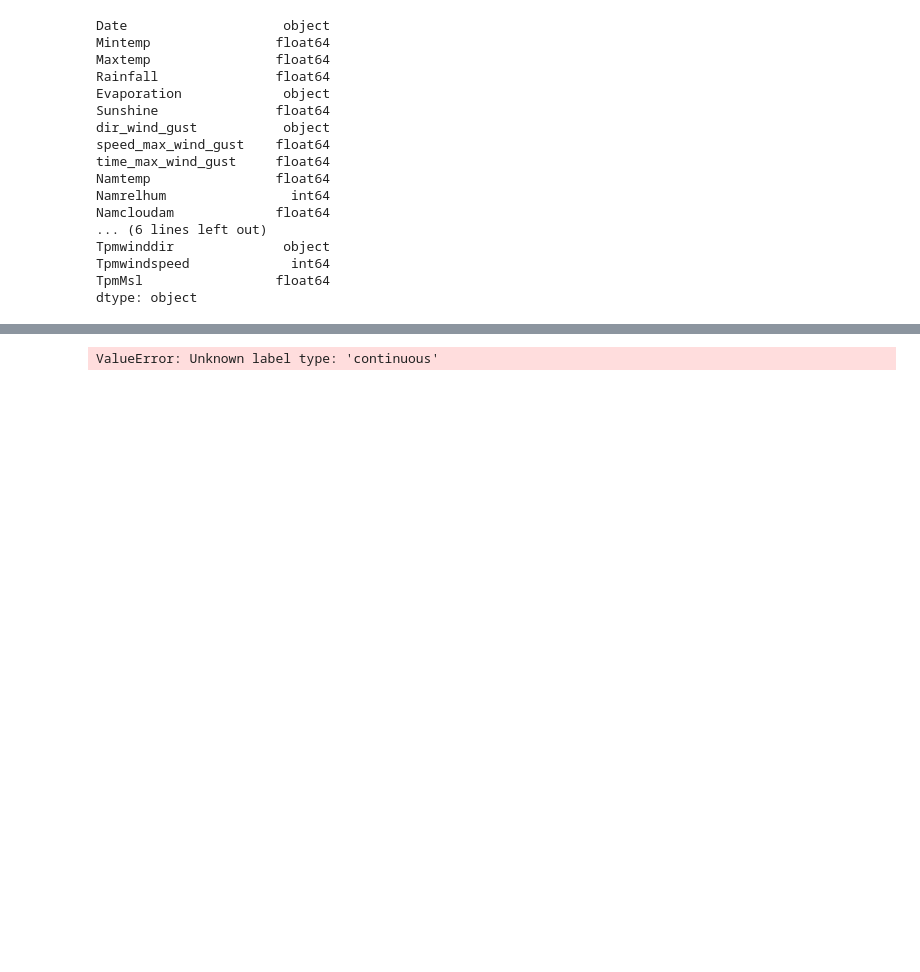
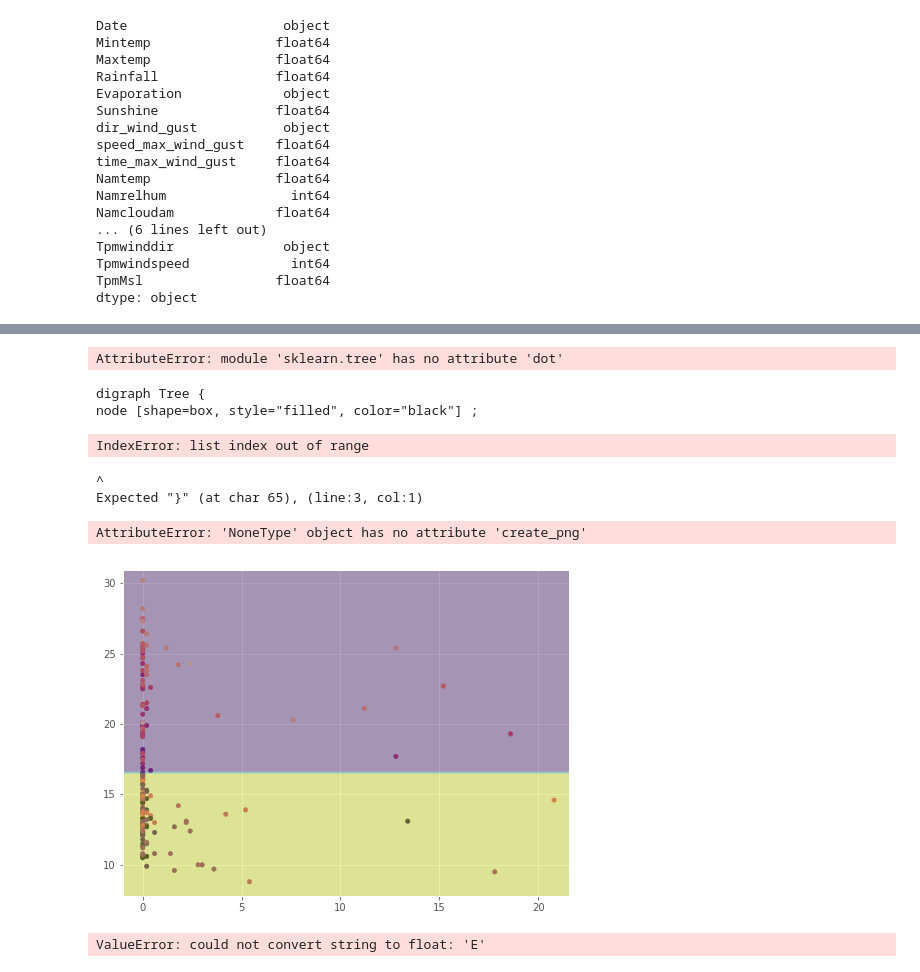
Before and after one commit to rishabh-bansal/WeatherForecast, a Jupyter notebook: weather-data.ipynb, the cells around one changed output, grey strips where cells are left out. Cells and saved outputs as stored; diff of their text form; code cells hidden in the pictures; blank space fills up the shorter version.

```diff
--- a/weather-data.ipynb
+++ b/weather-data.ipynb
@@ -151,5 +151,6 @@ dtype: object
 ###Model
 # %%
 df_encoded = df.copy()
-X_2 = df_encoded.loc[:,('Rainfall', 'Maxtemp')]
+X_2 = df_encoded.loc[:,('Mintemp', 'Maxtemp')]
 y = df_encoded.loc[:,'Namtemp']
+y
@@ -158,6 +177,8 @@ from sklearn import tree
 # %%
 clf_dt_2 = tree.DecisionTreeClassifier(max_depth=2)
 # %%
-clf_dt_2 = clf_dt_2.fit(X_2, y)
+clf_dt_2 = clf_dt_2.fit(X_2.astype('int'), y.astype('int'))
+X_2= X_2.astype('int')
+y=y.astype('int')
 # %% [output]
-ValueError: Unknown label type: 'continuous'
+AttributeError: module 'sklearn.tree' has no attribute 'dot'
@@ -163,0 +188,37 @@ ValueError: Unknown label type: 'continuous'
+# %%
+txt = open("tree.dot").read().replace("\\n", "\n  ").replace(";", ";\n")
+print(txt)
+# %% [output]
+digraph Tree {
+node [shape=box, style="filled", color="black"] ;
+# %%
+dot_data = tree.export_graphviz(clf_dt_2, out_file='tree.dot', feature_names=X_2.columns,
+                                class_names=['no', 'yes'], filled=True,
+                               )
+tree.dot
+# %% [output]
+IndexError: list index out of range
+# %%
+graph = pydotplus.graph_from_dot_file('tree.dot')
+# %% [output]
+^
+Expected "}" (at char 65), (line:3, col:1)
+# %%
+Image(graph.create_png())
+# %% [output]
+AttributeError: 'NoneType' object has no attribute 'create_png'
+# %%
+def plot_boundaries(X2, clf):
+    x_min, x_max = X2.iloc[:, 0].min() - 1, X2.iloc[:, 0].max() + 1
+    y_min, y_max = X2.iloc[:, 1].min() - 1, X2.iloc[:, 1].max() + 1
+    xx, yy = np.meshgrid(np.arange(x_min, x_max, (x_max - x_min)/100),
+                         np.arange(y_min, y_max, (y_max - y_min)/100))
+    Z = clf.predict_proba(np.c_[xx.ravel(), yy.ravel()])[:,1]
+    Z = Z.reshape(xx.shape)
+    target = clf.predict(X2)
+    plt.scatter(x = X2.iloc[:,0], y = X2.iloc[:,1], c = y, s = 20, cmap=plt.cm.magma)
+    cs = plt.contourf(xx, yy, Z, cmap=plt.cm.viridis, alpha = 0.4)
+# %%
+plot_boundaries(X_2, clf_dt_2)
+# %% [output]
+[figure, added]
@@ -163,0 +241,5 @@ ValueError: Unknown label type: 'continuous'
+# %%
+pred_dt = pred_df(clf_dt, X,y)
+pred_dt.head()
+# %% [output]
+ValueError: could not convert string to float: 'E'
```
Also changed, not shown: parts of 15 cells of this notebook, 1 other file.
